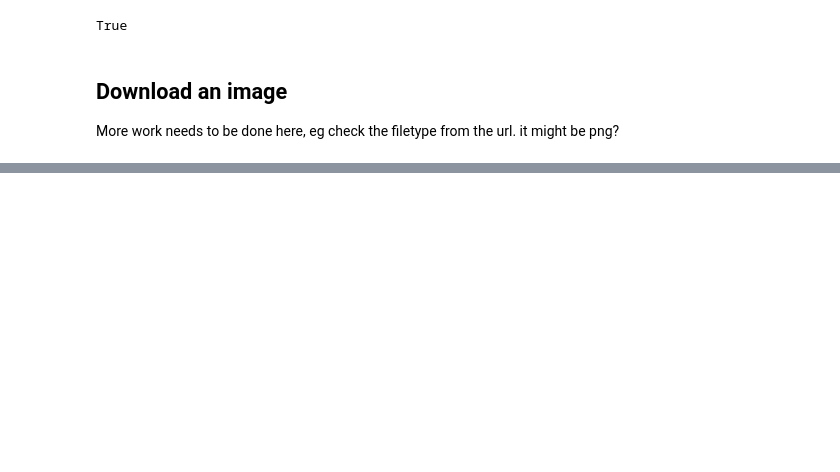
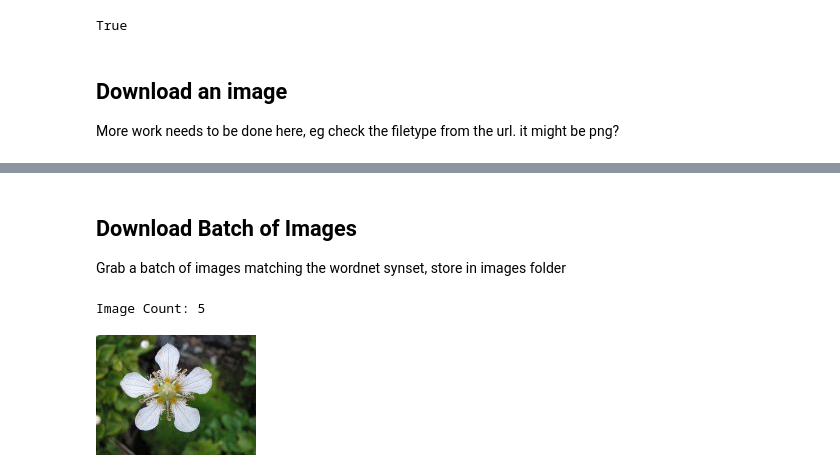
Before and after one commit to zevisert/Imagyn, a Jupyter notebook: project/image-collection.ipynb, the cells around one changed output, grey strips where cells are left out. Cells and saved outputs as stored; diff of their text form; code cells hidden in the pictures; blank space fills up the shorter version.

Commit message:
Added a snippet for downloading a batch of images

```diff
--- a/project/image-collection.ipynb
+++ b/project/image-collection.ipynb
@@ -123,0 +124,22 @@ Image("img.jpg")
+# %% [markdown]
+## Download Batch of Images
+Grab a batch of images matching the wordnet synset, store in images folder
+# %%
+import os
+
+numImages = int(input("Image Count: "))
+for i in range(numImages):
+    response = requests.get(urls[i], stream=True)
+    with open('img' + str(i) + '.jpg', 'wb') as out_file:
+        shutil.copyfileobj(response.raw, out_file)
+    del response
+
+# Need to move downloaded files to a folder
+# shutil.move doesn't seem to work in Jupyter
+
+# Display a random image downloaded
+randomNum = random.randint(0, numImages)
+Image("img" + str(randomNum) + ".jpg")
+# %% [output]
+Image Count: 5
+[figure, added]
```
Also changed, not shown: parts of 6 cells of this notebook, 1 other file.
